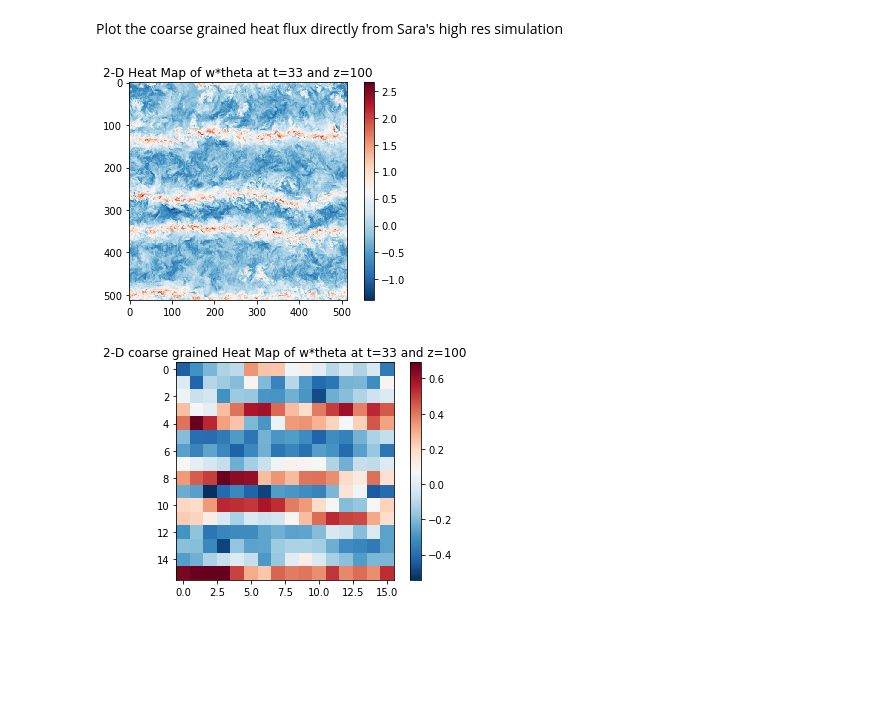
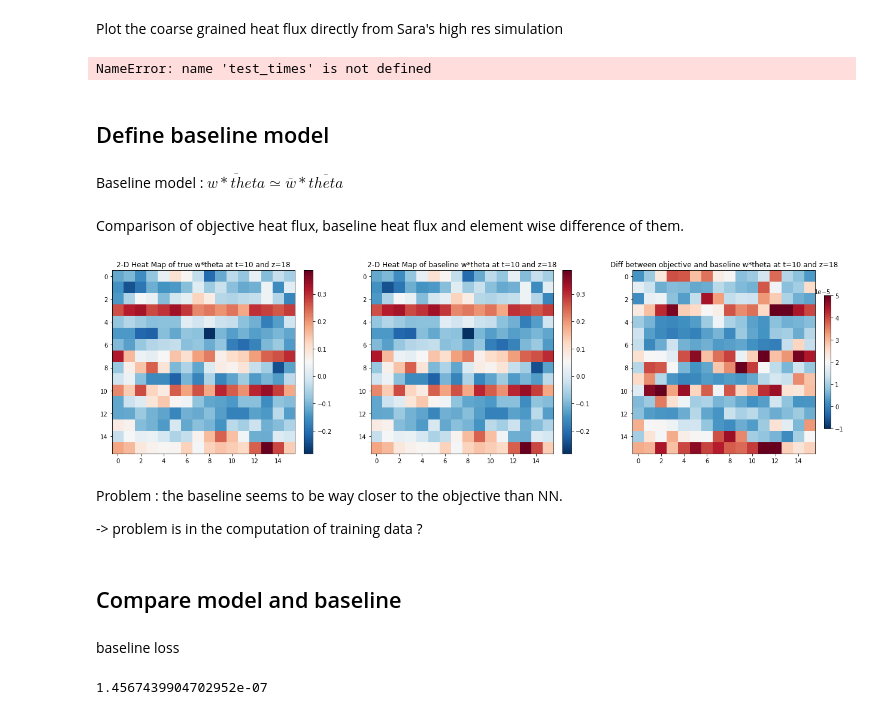
Before and after one commit to AdrienBq/Turbulence, a Jupyter notebook: explo/simple_dnn.ipynb, the cells around one changed output. Saved outputs shown, nothing was run; the diff lists cells and outputs as text; code cells hidden in the pictures; blank space fills up the shorter version.

Commit message:
baseline comparison

```diff
--- a/explo/simple_dnn.ipynb
+++ b/explo/simple_dnn.ipynb
@@ -260,16 +262,68 @@ theta_arr = nc_init[f'thetaxy{z//2}'][:].filled()[0,1,:,:]
 
 wtheta = w_arr*theta_arr
 
-im = plt.imshow(wtheta , cmap = 'RdBu_r' , interpolation = 'nearest' )
-plt.colorbar(im)
-plt.title(f"2-D Heat Map of w*theta at t={test_times[t]} and z={z}")
+fig,axes = plt.subplots(1,2,figsize=(13,5))
+
+im0 = axes[0].imshow(wtheta , cmap = 'RdBu_r' , interpolation = 'nearest' )
+fig.colorbar(im0, ax=axes[0], orientation='vertical', fraction=0.046, pad=0.04)
+axes[0].set_title(f"2-D Heat Map of w*theta at t={test_times[t]} and z={z}")
+
+im1 = axes[1].imshow(utils.coarse_array(wtheta.reshape(1,1,512,512),L).reshape(16,16) , cmap = 'RdBu_r' , interpolation = 'nearest' )
+fig.colorbar(im1, ax=axes[0], orientation='vertical', fraction=0.046, pad=0.04)
+axes[1].set_title(f"2-D coarse grained Heat Map of w*theta at t={test_times[t]} and z={z}")
+
 plt.show()
 # %% [output]
-[figure, removed]
+NameError: name 'test_times' is not defined
-# %%
-im = plt.imshow(utils.coarse_array(wtheta.reshape(1,1,512,512),L).reshape(16,16) , cmap = 'RdBu_r' , interpolation = 'nearest' )
-plt.colorbar(im)
-plt.title(f"2-D coarse grained Heat Map of w*theta at t={test_times[t]} and z={z}")
-plt.show()
-# %% [output]
-[figure, removed]
+# %% [markdown]
+## Define baseline model
+# %% [markdown]
+Baseline model : $\overline{w*theta} \simeq \overline{w}*\overline{theta}$
+# %% [markdown]
+Comparison of objective heat flux, baseline heat flux and element wise difference of them.
+# %%
+from mpl_toolkits.axes_grid1 import make_axes_locatable
+
+z=0     # equivalent to z=18 : first alt is 18
+path_data = 'data/L_32/input_ds_for_simple_nn_T10_L_32.nc'  #'data/L_32_new/input_ds_for_simple_nn_T10_L_32.nc'
+nc_init = nc.Dataset(path_data)
+true_heat_flux = nc_init[f'sample'][:].filled()[:,-(4-z)].reshape(16,16)        #-(4-z) because : last 4 are wtheta, -(4-z) is wtheta at alt z
+
+w_arr = nc_init[f'sample'][:].filled()[:,-(16-z)].reshape(16,16)
+theta_arr = nc_init[f'sample'][:].filled()[:,-(12-z)].reshape(16,16)
+baseline_heat_flux = w_arr*theta_arr
+
+fig,axes = plt.subplots(1,3,figsize=(18,5))
+
+im0 = axes[0].imshow(true_heat_flux , cmap = 'RdBu_r' , interpolation = 'nearest' )
+fig.colorbar(im0, ax=axes[0], orientation='vertical', fraction=0.046, pad=0.04)
+axes[0].set_title(f"2-D Heat Map of true w*theta at t={10} and z={18}")
+
+im1 = axes[1].imshow(baseline_heat_flux , cmap = 'RdBu_r' , interpolation = 'nearest' )
+fig.colorbar(im1, ax=axes[1], orientation='vertical', fraction=0.046, pad=0.04)
+axes[1].set_title(f"2-D Heat Map of baseline w*theta at t={10} and z={18}")
+
+im2 = axes[2].imshow(true_heat_flux - baseline_heat_flux , cmap = 'RdBu_r' , interpolation = 'nearest' , vmin=-0.00001 , vmax = 0.00005)
+fig.colorbar(im2, ax=axes[2], orientation='vertical', fraction=0.03, pad=0.04)
+axes[2].set_title(f"Diff between objective and baseline w*theta at t={10} and z={18}")
+
+fig.tight_layout()
+plt.show()
+# %% [output]
+[figure, added]
+# %% [markdown]
+Problem : the baseline seems to be way closer to the objective than NN.
+
+-> problem is in the computation of training data ?
+# %% [markdown]
+## Compare model and baseline
+# %% [markdown]
+baseline loss
+# %%
+loss = 0
+for i in range(16):
+    for j in range(16):
+        loss += (true_heat_flux[i,j] - baseline_heat_flux[i,j])**2
+loss
+# %% [output]
+1.4567439904702952e-07
```
Also changed, not shown: parts of 2 cells of this notebook, 3 other files.
